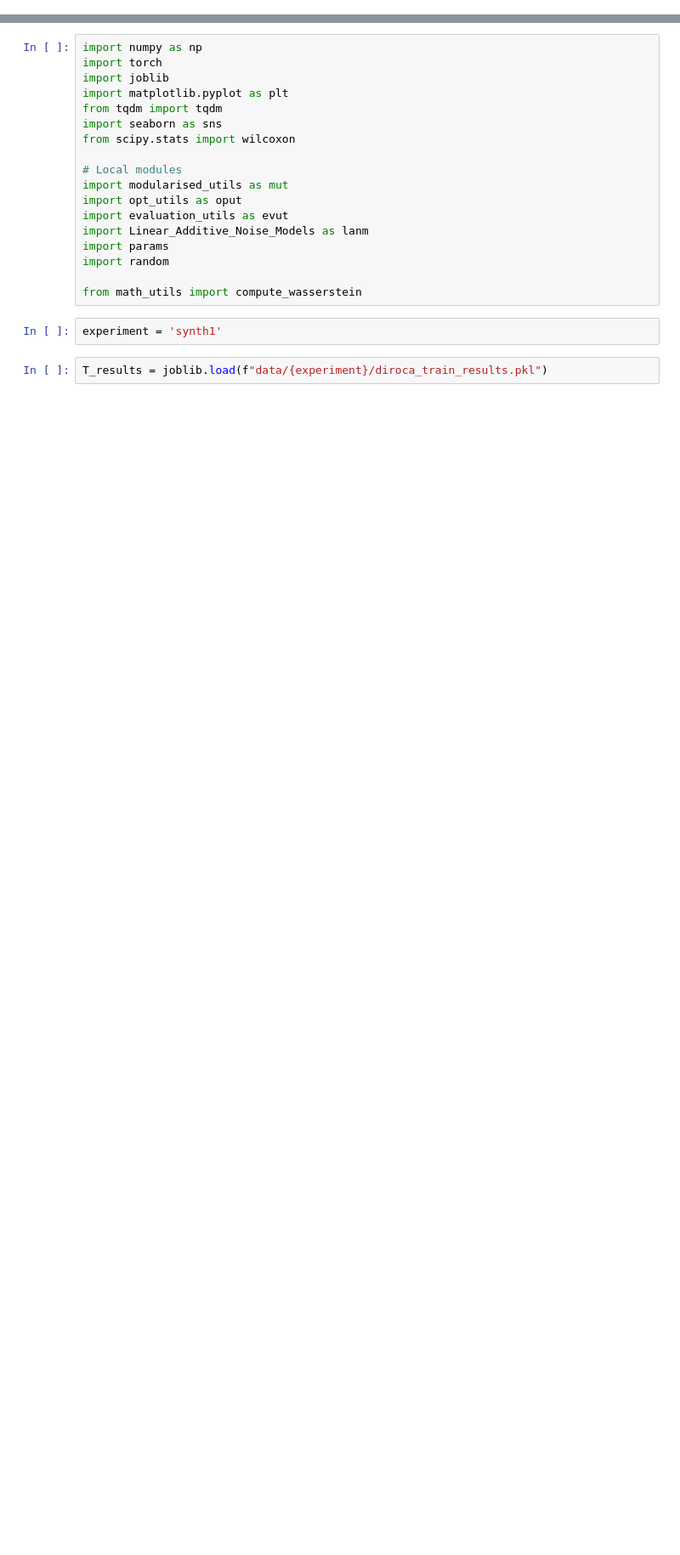
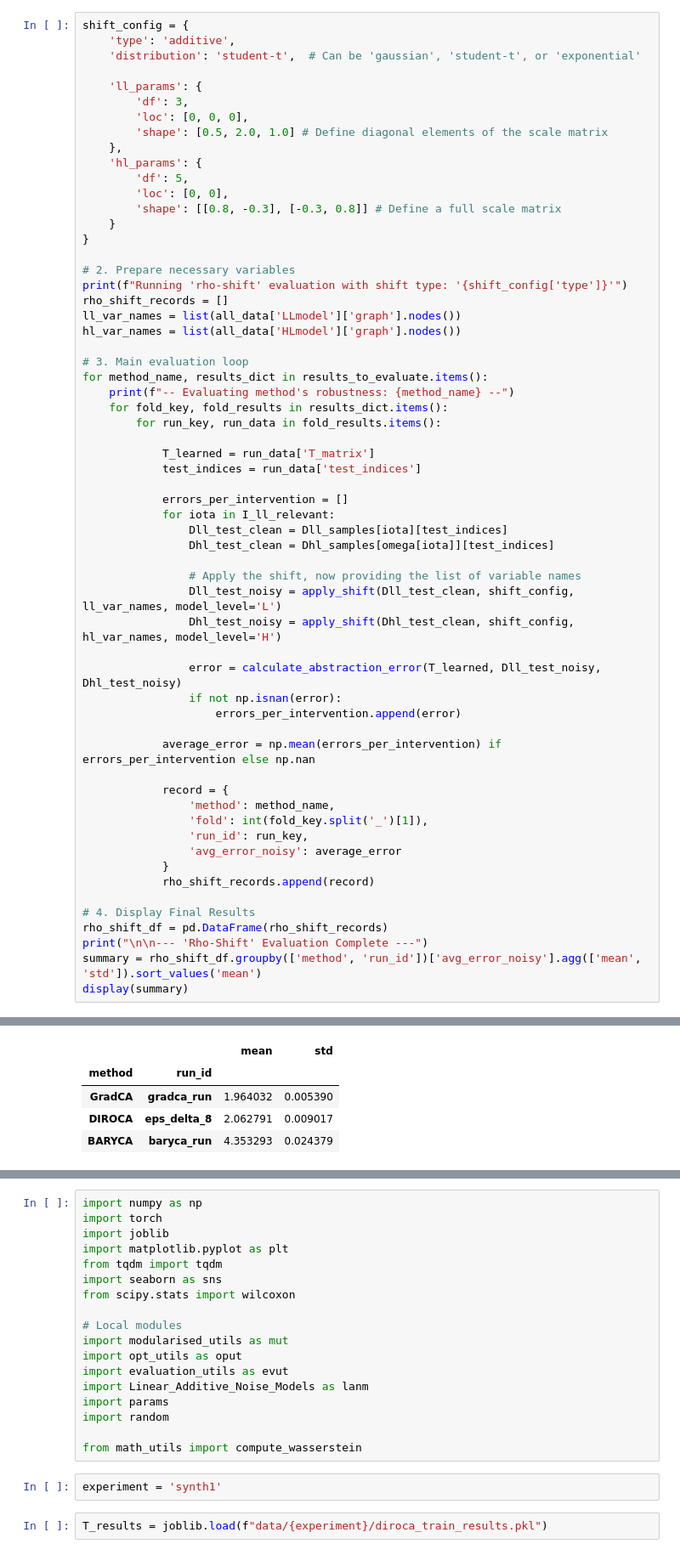
Before and after one commit to yfelekis/DiRoCA, a Jupyter notebook: eval_ell.ipynb, the cells around one changed output, grey strips where cells are left out. Shown at 85% size. Saved outputs shown, nothing was run; the diff lists cells and outputs as text; blank space fills up the shorter version.

```diff
--- a/eval_ell.ipynb
+++ b/eval_ell.ipynb
@@ -0,0 +250,61 @@
+# %%
+shift_config = {
+    'type': 'additive',
+    'distribution': 'student-t',  # Can be 'gaussian', 'student-t', or 'exponential'
+
+    'll_params': {
+        'df': 3,
+        'loc': [0, 0, 0],
+        'shape': [0.5, 2.0, 1.0] # Define diagonal elements of the scale matrix
+    },
+    'hl_params': {
+        'df': 5,
+        'loc': [0, 0],
+        'shape': [[0.8, -0.3], [-0.3, 0.8]] # Define a full scale matrix
+    }
+}
+
+# 2. Prepare necessary variables
+print(f"Running 'rho-shift' evaluation with shift type: '{shift_config['type']}'")
+rho_shift_records = []
+ll_var_names = list(all_data['LLmodel']['graph'].nodes())
+hl_var_names = list(all_data['HLmodel']['graph'].nodes())
+
+# 3. Main evaluation loop
+for method_name, results_dict in results_to_evaluate.items():
+    print(f"-- Evaluating method's robustness: {method_name} --")
+    for fold_key, fold_results in results_dict.items():
+        for run_key, run_data in fold_results.items():
+
+            T_learned = run_data['T_matrix']
+            test_indices = run_data['test_indices']
+
+            errors_per_intervention = []
+            for iota in I_ll_relevant:
+                Dll_test_clean = Dll_samples[iota][test_indices]
+                Dhl_test_clean = Dhl_samples[omega[iota]][test_indices]
+
+                # Apply the shift, now providing the list of variable names
+                Dll_test_noisy = apply_shift(Dll_test_clean, shift_config, ll_var_names, model_level='L')
+                Dhl_test_noisy = apply_shift(Dhl_test_clean, shift_config, hl_var_names, model_level='H')
+
+                error = calculate_abstraction_error(T_learned, Dll_test_noisy, Dhl_test_noisy)
+                if not np.isnan(error):
+                    errors_per_intervention.append(error)
+
+            average_error = np.mean(errors_per_intervention) if errors_per_intervention else np.nan
+
+            record = {
+                'method': method_name,
+                'fold': int(fold_key.split('_')[1]),
+                'run_id': run_key,
+                'avg_error_noisy': average_error
+            }
+            rho_shift_records.append(record)
+
+# 4. Display Final Results
+rho_shift_df = pd.DataFrame(rho_shift_records)
+print("\n\n--- 'Rho-Shift' Evaluation Complete ---")
+summary = rho_shift_df.groupby(['method', 'run_id'])['avg_error_noisy'].agg(['mean', 'std']).sort_values('mean')
+display(summary)
+# %% [output]
@@ -0,0 +318,5 @@
+|  |  | mean | std |
+| method | run_id |  |  |
+| GradCA | gradca_run | 1.964032 | 0.005390 |
+| DIROCA | eps_delta_8 | 2.062791 | 0.009017 |
+| BARYCA | baryca_run | 4.353293 | 0.024379 |
```
Also changed, not shown: parts of 14 cells of this notebook, 7 other files.
